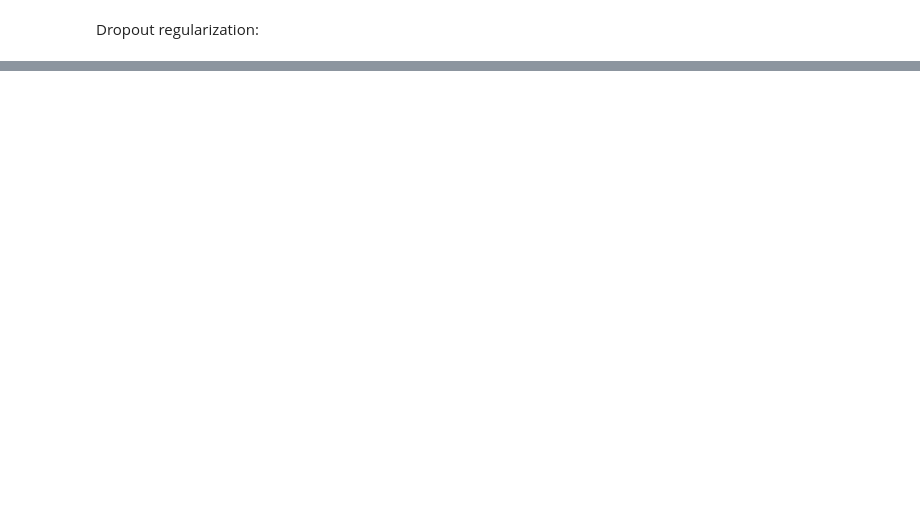
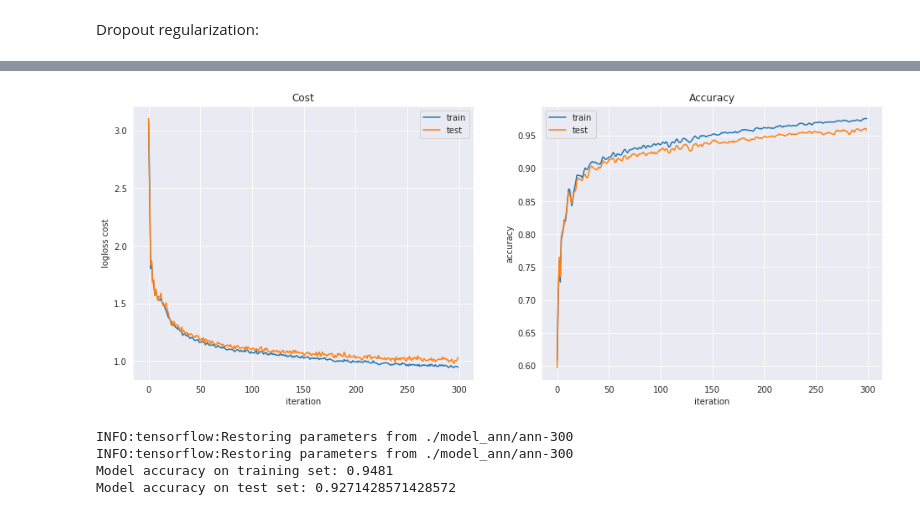
Before and after one commit to CaioMar/dsutils, a Jupyter notebook: DeepLearning/MNIST Tensorflow.ipynb, the cells around one changed output, grey strips where cells are left out. Cells and saved outputs as stored; diff of their text form; code cells hidden in the pictures; blank space fills up the shorter version.

```diff
--- a/DeepLearning/MNIST Tensorflow.ipynb
+++ b/DeepLearning/MNIST Tensorflow.ipynb
@@ -200,0 +201,14 @@ A bit lower performance, there's also more instability in the training curve.
+# %%
+nn = anntf.ANNClassifier(hidden_layers_sizes=[500,300],
+                         dropout_rates=[0.8,0.5, 0.5], #dropout regularization
+                         activation='relu',
+                         num_epochs=10,
+                         print_epoch=20,
+                         learning_rate=1e-3,
+                         gd_type='batch',
+                         batch_number=30,
+                         eps=1e-8,
+                         mu=0.9,
+                         batch_normalization=True, #batch normalization
+                         alpha=0.9) #decay rate of beta and gamma
+nn.fit(X_train, y_train, X_test, y_test)
@@ -200,0 +231,29 @@ A bit lower performance, there's also more instability in the training curve.
+# %%
+f, (ax1, ax2) = plt.subplots(1,2,figsize=(16,6))
+
+#logloss
+ax1.plot(list(range(len(nn.costs))),nn.costs)
+ax1.plot(nn.costs_test)
+ax1.set_title('Cost')
+ax1.legend(['train','test'])
+ax1.set_ylabel('logloss cost')
+ax1.set_xlabel('iteration')
+
+#accuracy
+ax2.plot(nn.clf_rates)
+ax2.plot(nn.clf_rates_test)
+ax2.legend(['train','test'])
+ax2.set_title('Accuracy')
+ax2.set_ylabel('accuracy')
+ax2.set_xlabel('iteration')
+plt.show()
+# %% [output]
+[figure, added]
+# %%
+print("Model accuracy on training set: {}\n".format(round(nn.score(y_train, nn.predict(X_train)),4))+
+      "Model accuracy on test set: {}".format(nn.score(y_test, nn.predict(X_test))))
+# %% [output]
+INFO:tensorflow:Restoring parameters from ./model_ann/ann-300
+INFO:tensorflow:Restoring parameters from ./model_ann/ann-300
+Model accuracy on training set: 0.9481
+Model accuracy on test set: 0.9271428571428572
```
Also changed, not shown: parts of 8 cells of this notebook, 1 other file.
